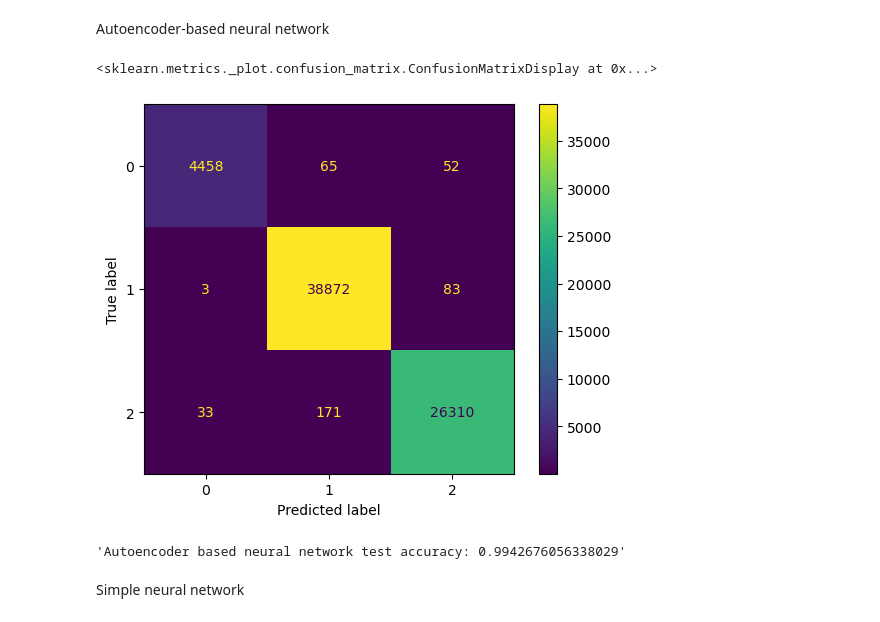
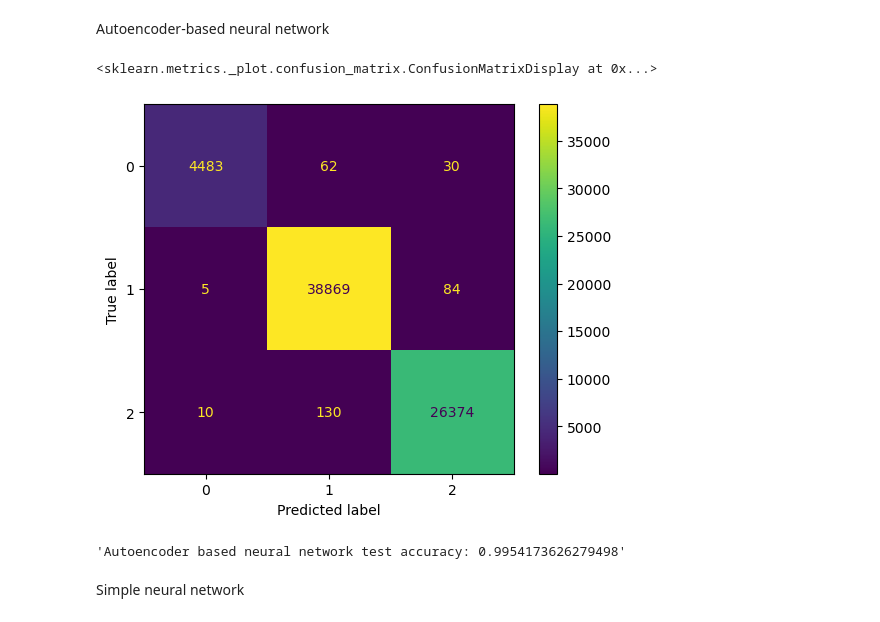
Before and after one commit to Shakoth/sc_RNA_seq, a Jupyter notebook: sc_RNA_SEC.ipynb, the cells around one changed output. Cells and saved outputs as stored; diff of their text form; code cells hidden in the pictures.

```diff
--- a/sc_RNA_SEC.ipynb
+++ b/sc_RNA_SEC.ipynb
@@ -937,15 +975,15 @@ f'XGBoost test accuracy score: {accuracy_score(y_test, y_pred_xgb)}'
 'XGBoost test accuracy score: 0.9899353291361515'
 # %% [markdown]
 Autoencoder-based neural network
-# %%
-ConfusionMatrixDisplay(confusion_matrix(y_test.values, y_pred)).plot()
-# %% [output]
-<sklearn.metrics._plot.confusion_matrix.ConfusionMatrixDisplay at 0x...>
-[figure, removed]
+# %%
+ConfusionMatrixDisplay(confusion_matrix(y_test, y_pred_auto)).plot()
+# %% [output]
+<sklearn.metrics._plot.confusion_matrix.ConfusionMatrixDisplay at 0x...>
+[figure, added]
 # %%
-f'Autoencoder based neural network test accuracy: {test_classifier(test_dataloader, nn_model, loss_fn)}'
+f'Autoencoder based neural network test accuracy: {accuracy_score(y_test, y_pred_auto)}'
 # %% [output]
-'Autoencoder based neural network test accuracy: 0.9942676056338029'
+'Autoencoder based neural network test accuracy: 0.9954173626279498'
 # %% [markdown]
 Simple neural network
 # %%
```
Also changed, not shown: parts of 17 cells of this notebook.
